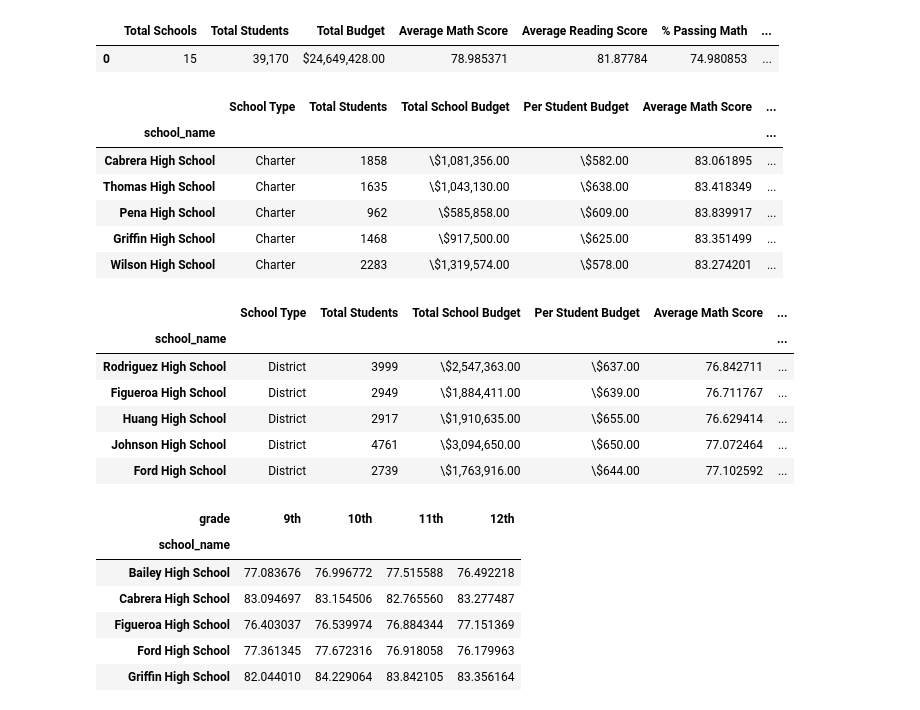
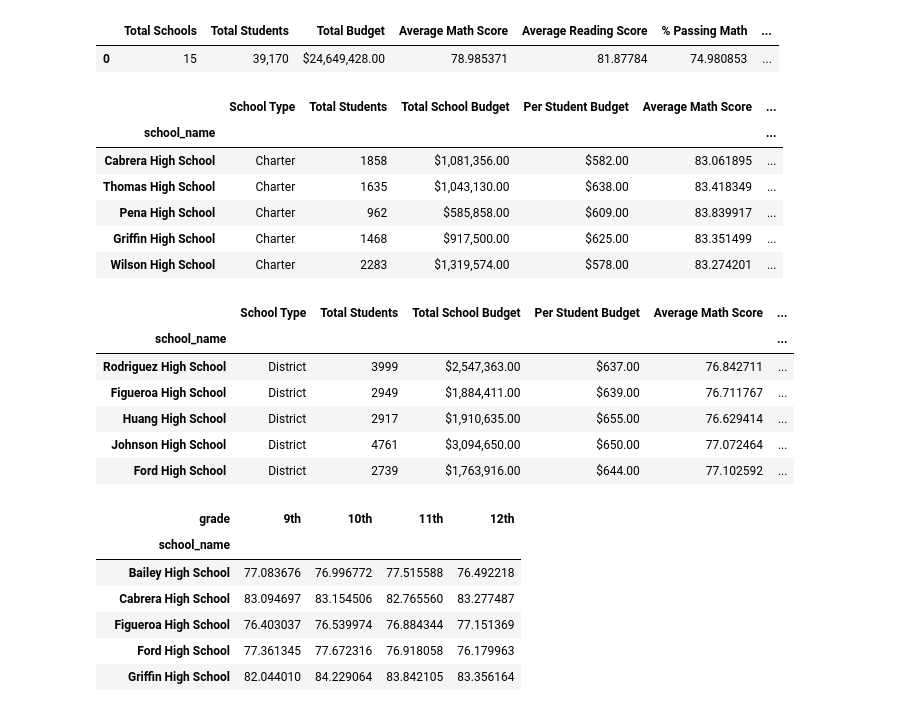
Before and after one commit to jackharv7/Pandas-City-Schools, a Jupyter notebook: Pandas City Schools.ipynb, the cells around one changed output. Saved outputs shown, nothing was run; the diff lists cells and outputs as text; code cells hidden in the pictures.

```diff
--- a/Pandas City Schools.ipynb
+++ b/Pandas City Schools.ipynb
@@ -62,30 +62,30 @@ opr = (school_p_m + school_p_r)/2
 # %%
 
 top = {"School Type":school_type,"Total Students": school_students,"Total School Budget":school_budget, "Per Student Budget":school_budget_per, "Average Math Score":school_math, "Average Reading Score":school_reading, "% Passing Math":school_p_m, "% Passing Reading" :school_p_r,"% Overall Passing Rate": opr}
-top2 = {"School Type":school_type,"Total Students": school_students,"Total School Budget":school_budget.transform(lambda x: "\${0:,.2f}".format(x)), "Per Student Budget":school_budget_per.transform("\${0:,.2f}".format), "Average Math Score":school_math, "Average Reading Score":school_reading, "% Passing Math":school_p_m, "% Passing Reading" :school_p_r,"% Overall Passing Rate": opr}
+top2 = {"School Type":school_type,"Total Students": school_students,"Total School Budget":school_budget.transform("${0:,.2f}".format), "Per Student Budget":school_budget_per.transform("${0:,.2f}".format), "Average Math Score":school_math, "Average Reading Score":school_reading, "% Passing Math":school_p_m, "% Passing Reading" :school_p_r,"% Overall Passing Rate": opr}
 
 
 top_df = pd.DataFrame(top)
 top2_df = pd.DataFrame(top2)
 top2_df.sort_values(by=['% Overall Passing Rate'], ascending = False).head()
 # %% [output]
 |  | School Type | Total Students | Total School Budget | Per Student Budget | Average Math Score | ... |
 | school_name |  |  |  |  |  | ... |
-| Cabrera High School | Charter | 1858 | \$1,081,356.00 | \$582.00 | 83.061895 | ... |
-| Thomas High School | Charter | 1635 | \$1,043,130.00 | \$638.00 | 83.418349 | ... |
-| Pena High School | Charter | 962 | \$585,858.00 | \$609.00 | 83.839917 | ... |
-| Griffin High School | Charter | 1468 | \$917,500.00 | \$625.00 | 83.351499 | ... |
-| Wilson High School | Charter | 2283 | \$1,319,574.00 | \$578.00 | 83.274201 | ... |
+| Cabrera High School | Charter | 1858 | $1,081,356.00 | $582.00 | 83.061895 | ... |
+| Thomas High School | Charter | 1635 | $1,043,130.00 | $638.00 | 83.418349 | ... |
+| Pena High School | Charter | 962 | $585,858.00 | $609.00 | 83.839917 | ... |
+| Griffin High School | Charter | 1468 | $917,500.00 | $625.00 | 83.351499 | ... |
+| Wilson High School | Charter | 2283 | $1,319,574.00 | $578.00 | 83.274201 | ... |
 # %%
 top2_df.sort_values(by=['% Overall Passing Rate']).head()
 # %% [output]
 |  | School Type | Total Students | Total School Budget | Per Student Budget | Average Math Score | ... |
 | school_name |  |  |  |  |  | ... |
-| Rodriguez High School | District | 3999 | \$2,547,363.00 | \$637.00 | 76.842711 | ... |
-| Figueroa High School | District | 2949 | \$1,884,411.00 | \$639.00 | 76.711767 | ... |
-| Huang High School | District | 2917 | \$1,910,635.00 | \$655.00 | 76.629414 | ... |
-| Johnson High School | District | 4761 | \$3,094,650.00 | \$650.00 | 77.072464 | ... |
-| Ford High School | District | 2739 | \$1,763,916.00 | \$644.00 | 77.102592 | ... |
+| Rodriguez High School | District | 3999 | $2,547,363.00 | $637.00 | 76.842711 | ... |
+| Figueroa High School | District | 2949 | $1,884,411.00 | $639.00 | 76.711767 | ... |
+| Huang High School | District | 2917 | $1,910,635.00 | $655.00 | 76.629414 | ... |
+| Johnson High School | District | 4761 | $3,094,650.00 | $650.00 | 77.072464 | ... |
+| Ford High School | District | 2739 | $1,763,916.00 | $644.00 | 77.102592 | ... |
 # %%
 school_grades = complete_data.groupby(["school_name", "grade"])
 math_grades = school_grades['math_score'].mean()
```
